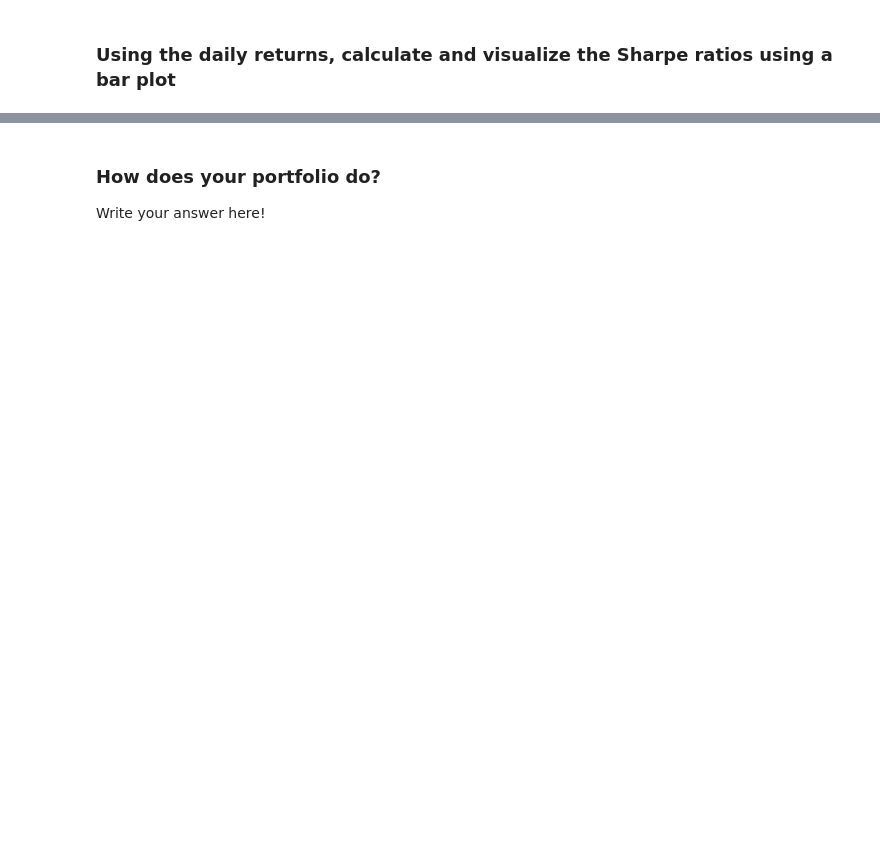
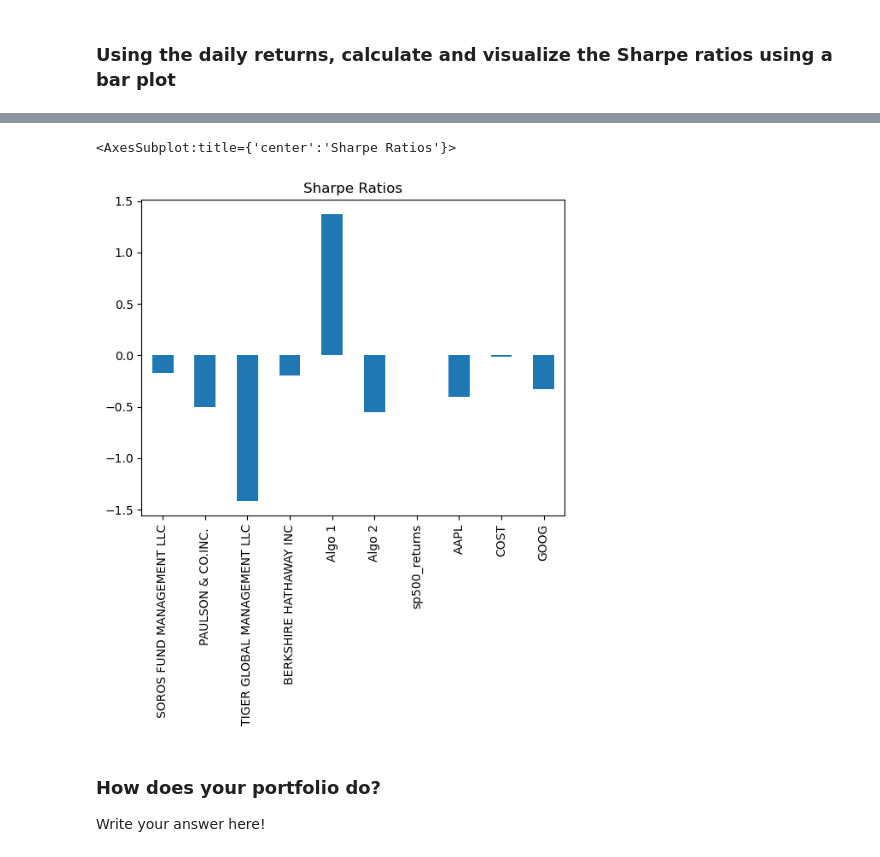
Before and after one commit to Dobinhom/Home-Work-4, a Jupyter notebook: whale_analysis.ipynb, the cells around one changed output, grey strips where cells are left out. Drawn from its saved outputs; the diff is of its cells as text; code cells hidden in the pictures; blank space fills up the shorter version.

```diff
--- a/whale_analysis.ipynb
+++ b/whale_analysis.ipynb
@@ -397,0 +485,4 @@ weights = [1/3, 1/3, 1/3]
+# %%
+# Calculate Annualized Sharpe Ratios
+new_sharpe_ratios = ((new_combined.mean()-new_combined['sp500_returns'].mean()) * 252) / (new_combined.std() * np.sqrt(252))
+new_sharpe_ratios
@@ -398,5 +501,9 @@ weights = [1/3, 1/3, 1/3]
 # %%
 # Visualize the sharpe ratios as a bar plot
+new_sharpe_ratios.plot(kind="bar", title="Sharpe Ratios")
+# %% [output]
+<AxesSubplot:title={'center':'Sharpe Ratios'}>
+[figure, added]
 # %% [markdown]
 ### How does your portfolio do?
 
```
Also changed, not shown: parts of 15 cells of this notebook.
